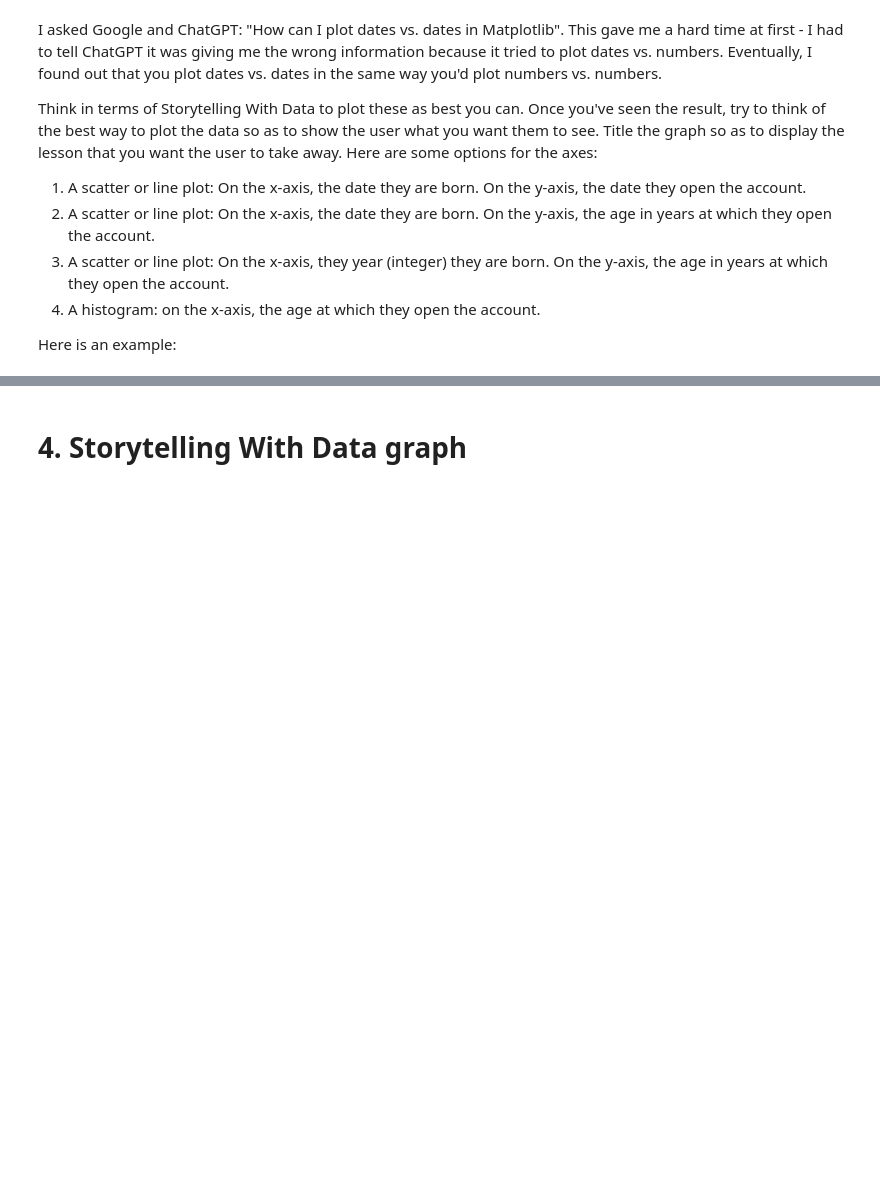
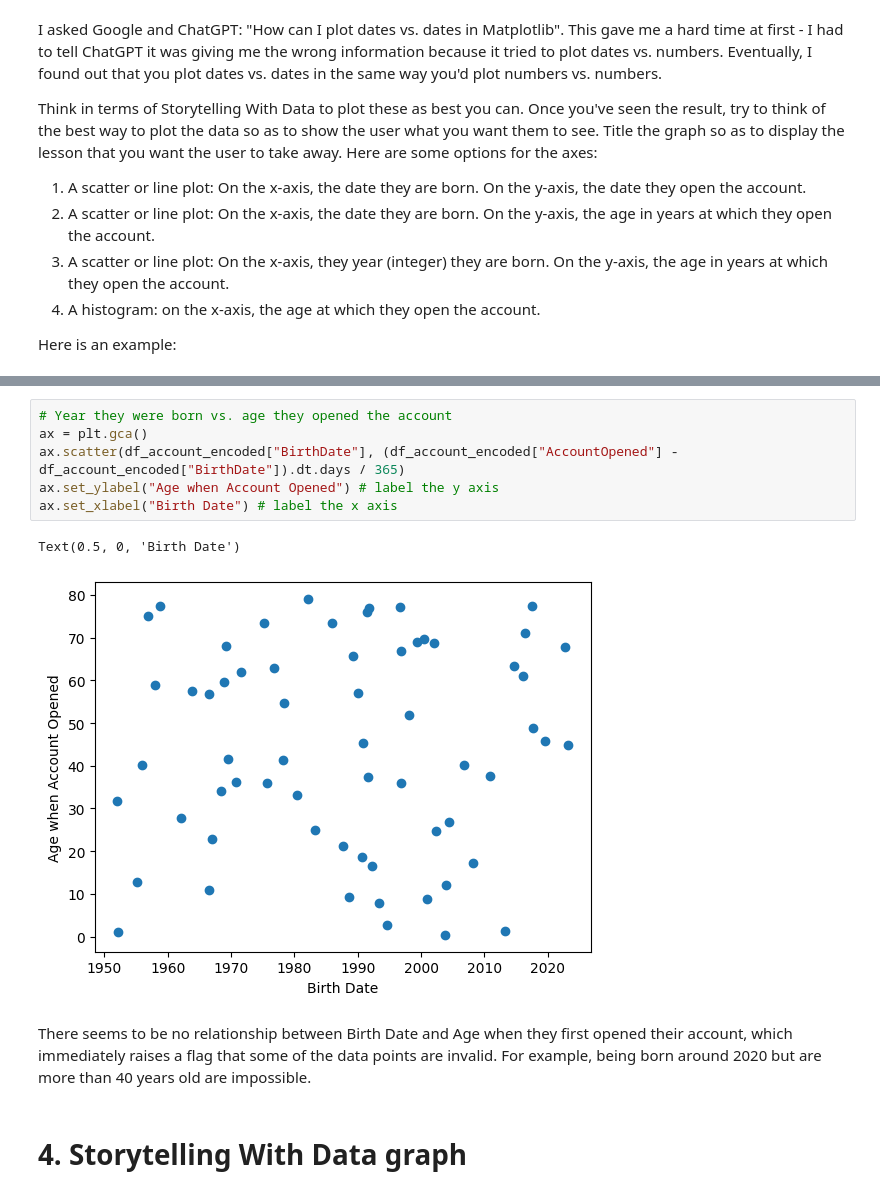
Before and after one commit to hoangt05/Module-B-semester-2, a Jupyter notebook: OMDS-ModB2-Week1-Hoang-Trang.ipynb, the cells around one changed output, grey strips where cells are left out. Saved outputs shown, nothing was run; the diff lists cells and outputs as text; blank space fills up the shorter version.

```diff
--- a/OMDS-ModB2-Week1-Hoang-Trang.ipynb
+++ b/OMDS-ModB2-Week1-Hoang-Trang.ipynb
@@ -581,3 +656,14 @@ ax.set_xlabel("Birth Date") # label the x axis
+# %%
+# Year they were born vs. age they opened the account
+ax = plt.gca()
+ax.scatter(df_account_encoded["BirthDate"], (df_account_encoded["AccountOpened"] - df_account_encoded["BirthDate"]).dt.days / 365)
+ax.set_ylabel("Age when Account Opened") # label the y axis
+ax.set_xlabel("Birth Date") # label the x axis
+# %% [output]
+Text(0.5, 0, 'Birth Date')
+[figure, added]
+# %% [markdown]
+There seems to be no relationship between Birth Date and Age when they first opened their account, which immediately raises a flag that some of the data points are invalid. For example, being born around 2020 but are more than 40 years old are impossible.
 # %% [markdown]
 # 4. Storytelling With Data graph
 # %% [markdown]
```
Also changed, not shown: parts of 8 cells of this notebook, 3 other files.
